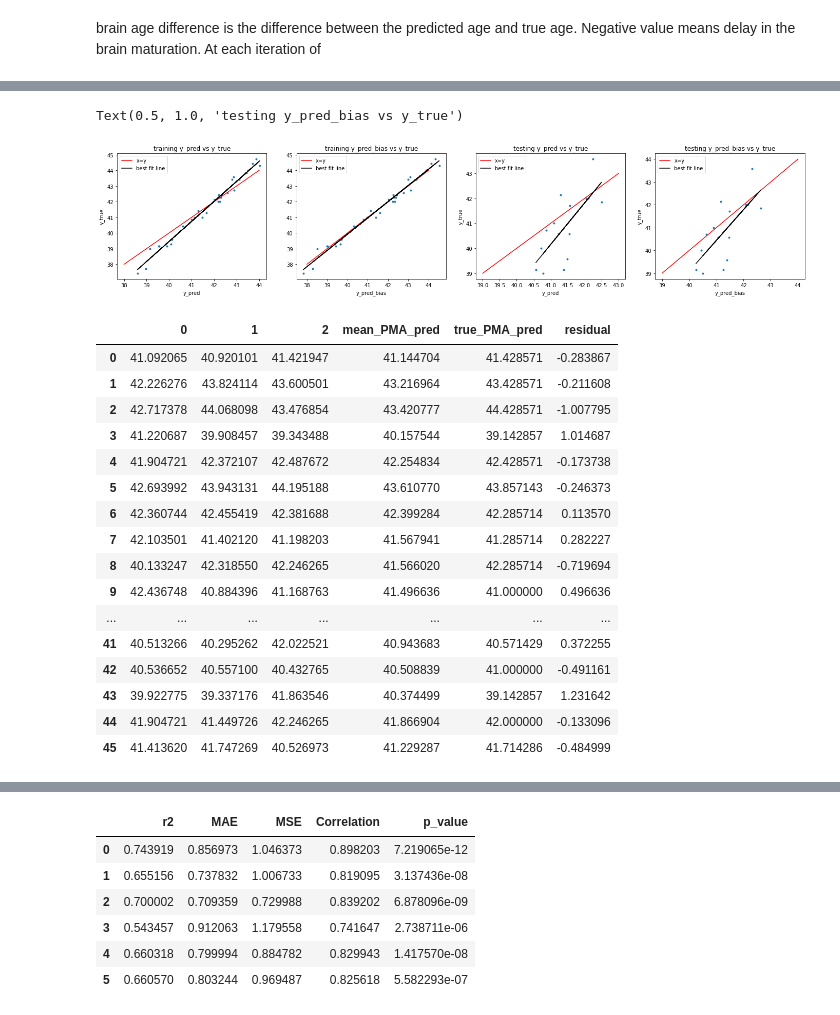
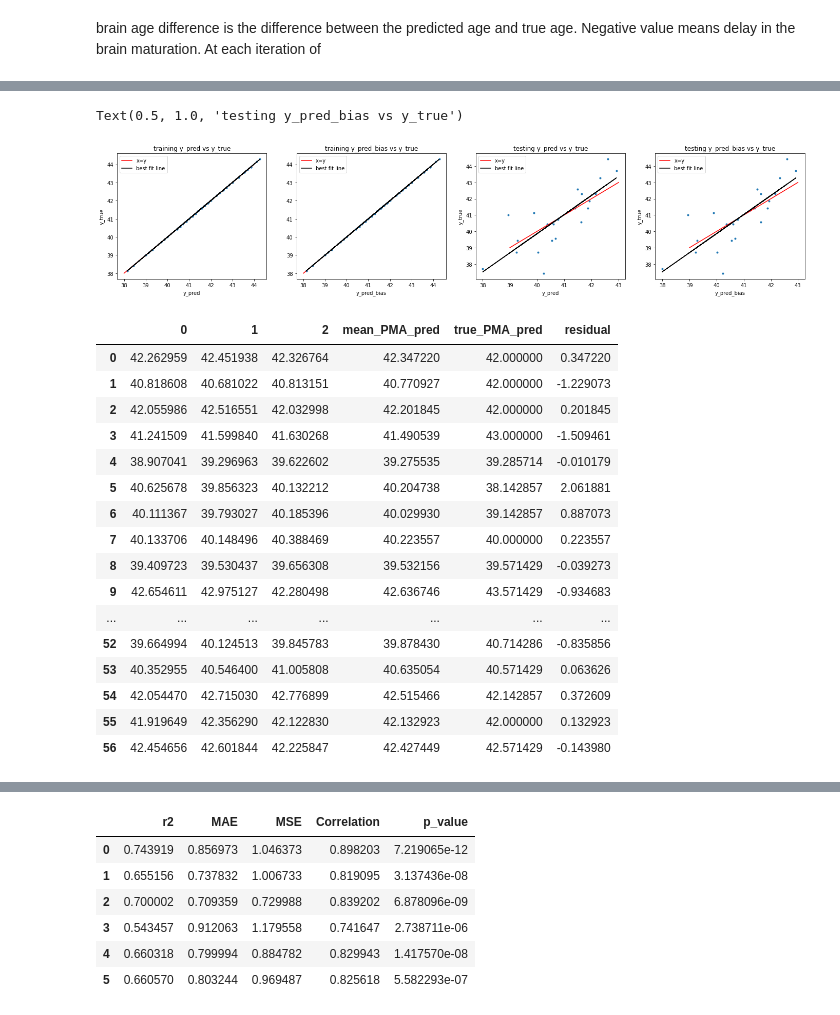
Before and after one commit to lehai-ml/schizophrenia_PRS, a Jupyter notebook: notebooks_results/dHCP/5_dHCP_model_training.ipynb, the cells around one changed output, grey strips where cells are left out. Drawn from its saved outputs; the diff is of its cells as text; code cells hidden in the pictures.

```diff
--- a/notebooks_results/dHCP/5_dHCP_model_training.ipynb
+++ b/notebooks_results/dHCP/5_dHCP_model_training.ipynb
@@ -49,2 +57,5 @@ y=np.array(european_diffusion_dataset_term_removed_zeros['PMA.at.birth'])
+# %%
+X=np.asarray(european_diffusion_dataset_term.loc[:,'PreCG.R_PreCG.L':'ITG.R_ITG.L'])
+y=np.asarray(european_diffusion_dataset_term['PMA_diff'])
 # %%
 from sklearn.ensemble import RandomForestRegressor
@@ -67,8 +79,10 @@ result={}
 y_pred_dict={}
 for i in tqdm.tqdm(range(5)):
     X_trainval,y_trainval,X_test,y_test=next(data_splitting)
-    regr=RandomForestRegressor(n_estimators=30,max_depth=250,bootstrap=True,oob_score=False)
-    pipeline=Pipeline([('scaler',MinMaxScaler()),('RFregressor',regr)])
+    #regr=RandomForestRegressor(n_estimators=30,max_depth=250,bootstrap=True,oob_score=False)
+    inner_cv=KFold(n_splits=3)
+    regr=RidgeCV(cv=inner_cv)
+    pipeline=Pipeline([('scaler',MinMaxScaler()),('regr',regr)])
     pipeline.fit(X_trainval,y_trainval)
 
     bias_coeff,bias_intercept=get_model_bias(y_trainval,pipeline.predict(X_trainval))
@@ -194,6 +208,8 @@ plt.plot(brain_age_difference['residual'],lin_reg.predict(np.asarray(brain_age_d
 # %%
-high_risk=[data_preprocessing.high_low_risk_divide(adjusted_prs_score[:,i],percentage=0.3)[1] for i in range(7,9)]
-low_risk=[data_preprocessing.high_low_risk_divide(adjusted_prs_score[:,i],percentage=0.3)[1] for i in range(7,9)]
+# high_risk=[data_preprocessing.high_low_risk_divide(adjusted_prs_score[:,i],percentage=0.3)[1] for i in range(7,9)]
+# low_risk=[data_preprocessing.high_low_risk_divide(adjusted_prs_score[:,i],percentage=0.3)[0] for i in range(7,9)]
+high_risk=data_preprocessing.high_low_risk_divide(adjusted_prs_score[:,7],percentage=0.3)[1]
+low_risk=data_preprocessing.high_low_risk_divide(adjusted_prs_score[:,7],percentage=0.3)[0]
 # %%
 for i in range(1,2):
     if i==1:
@@ -212,29 +232,34 @@ low_risk=np.asarray(list(uniq_low_risk))
 # %%
-X_total=np.array(european_diffusion_dataset_term_removed_zeros.iloc[high_risk,5:2518])
-X=np.array(european_diffusion_dataset_term_removed_zeros.iloc[low_risk,5:2518])
+X_high_risk=np.array(european_diffusion_dataset_term_reduced.iloc[high_risk,203:2716])
+X_low_risk=np.array(european_diffusion_dataset_term_reduced.iloc[low_risk,203:2716])
 
 # y_total=np.array(european_diffusion_dataset_term_removed_zeros.loc[:,'PMA.at.birth'])
-y=np.array(european_diffusion_dataset_term_removed_zeros.iloc[low_risk]['PMA.at.birth'])
-y_total=np.array(european_diffusion_dataset_term_removed_zeros.iloc[high_risk]['PMA.at.birth'])
+y_low_risk=np.array(european_diffusion_dataset_term_reduced.iloc[low_risk]['PMA_diff'])
+y_high_risk=np.array(european_diffusion_dataset_term_reduced.iloc[high_risk]['PMA_diff'])
 
-data_splitting=MLtraining.splitting_dataset_into_k_fold(X,y,k=3)
+#Train on low risk, predict brain maturation on high risk
+
+data_splitting=MLtraining.splitting_dataset_into_k_fold(X_low_risk,y_low_risk,k=3)
 result={}
 y_pred_dict={}
 for i in tqdm.tqdm(range(3)):
     X_trainval,y_trainval,X_test,y_test=next(data_splitting)
-    regr=RandomForestRegressor(n_estimators=30,max_depth=250,bootstrap=True,oob_score=False)
-    pipeline=Pipeline([('scaler',MinMaxScaler()),('RFregressor',regr)])
+    #regr=RandomForestRegressor(n_estimators=30,max_depth=250,bootstrap=True,oob_score=False)
+    # inner_cv=KFold(n_splits=3)
+    # regr=RidgeCV(cv=inner_cv)
+    regr=Ridge()
+    pipeline=Pipeline([('scaler',MinMaxScaler()),('regr',regr)])
     pipeline.fit(X_trainval,y_trainval)
 
     bias_coeff,bias_intercept=get_model_bias(y_trainval,pipeline.predict(X_trainval))
-    y_pred=pipeline.predict(X_test)
+    y_pred=pipeline.predict(X_test)#model performance on low risk
     y_pred=y_pred+y_pred*bias_coeff+bias_intercept
     result[i]=print_scores(y_pred,y_test)
 
     #use the trained model to predict the brain age (PMA at scan) for all subject
-    y_total_pred=pipeline.predict(X_total)
-    y_total_pred=y_total_pred+y_total_pred*bias_coeff+bias_intercept
-    y_pred_dict[i]=y_total_pred
+    y_high_risk_pred=pipeline.predict(X_high_risk)
+    y_high_risk_pred=y_high_risk_pred+y_high_risk_pred*bias_coeff+bias_intercept
+    y_pred_dict[i]=y_high_risk_pred
 # %%
 PMA_RF_result=pd.DataFrame(result).T
 PMA_RF_result.append(pd.DataFrame(PMA_RF_result.mean(axis=0)).T,ignore_index=True)
@@ -283,7 +308,7 @@ ax2.set_title('training y_pred_bias vs y_true')
 
 y_pred_bias=y_pred+y_pred*coef+inter
 ax4.plot(y_pred_bias,y_test,'.')
-ax4.plot([39,44],[39,44],'r-',label='x=y')
+ax4.plot([39,43],[39,43],'r-',label='x=y')
 lin_reg=LinearRegression()
 lin_reg.fit(y_pred_bias.reshape(-1,1),y_test)
 ax4.plot(y_pred_bias,lin_reg.predict(y_pred_bias.reshape(-1,1)),'k-',label='best fit line')
@@ -293,34 +318,34 @@ ax4.legend()
 ax4.set_title('testing y_pred_bias vs y_true')
 # %% [output]
 Text(0.5, 1.0, 'testing y_pred_bias vs y_true')
-[figure, old version]
+[figure, new version]
 # %%
 brain_age_difference=pd.DataFrame(y_pred_dict)
 brain_age_difference['mean_PMA_pred']=brain_age_difference.mean(axis=1)
-brain_age_difference['true_PMA_pred']=y_total
+brain_age_difference['true_PMA_pred']=y_high_risk
 brain_age_difference['residual']=brain_age_difference['mean_PMA_pred']-brain_age_difference['true_PMA_pred']
 
 brain_age_difference
 
 # brain_age_difference_corr=pd.DataFrame({'PRS_threshold':PRS_thresholds[7:9],'Correlation':[(pearsonr(brain_age_difference['residual'],adjusted_prs_score[low_risk,i]))[0] for i in range(7,9)],'p-value':[(pearsonr(brain_age_difference['residual'],adjusted_prs_score[low_risk,i]))[1] for i in range(7,9)]})
 
 # brain_age_difference_corr
 # %% [output]
 |  | 0 | 1 | 2 | mean_PMA_pred | true_PMA_pred | residual |
-| 0 | 41.092065 | 40.920101 | 41.421947 | 41.144704 | 41.428571 | -0.283867 |
-| 1 | 42.226276 | 43.824114 | 43.600501 | 43.216964 | 43.428571 | -0.211608 |
-| 2 | 42.717378 | 44.068098 | 43.476854 | 43.420777 | 44.428571 | -1.007795 |
-| 3 | 41.220687 | 39.908457 | 39.343488 | 40.157544 | 39.142857 | 1.014687 |
-| 4 | 41.904721 | 42.372107 | 42.487672 | 42.254834 | 42.428571 | -0.173738 |
-| 5 | 42.693992 | 43.943131 | 44.195188 | 43.610770 | 43.857143 | -0.246373 |
-| 6 | 42.360744 | 42.455419 | 42.381688 | 42.399284 | 42.285714 | 0.113570 |
-| 7 | 42.103501 | 41.402120 | 41.198203 | 41.567941 | 41.285714 | 0.282227 |
-| 8 | 40.133247 | 42.318550 | 42.246265 | 41.566020 | 42.285714 | -0.719694 |
-| 9 | 42.436748 | 40.884396 | 41.168763 | 41.496636 | 41.000000 | 0.496636 |
+| 0 | 42.262959 | 42.451938 | 42.326764 | 42.347220 | 42.000000 | 0.347220 |
+| 1 | 40.818608 | 40.681022 | 40.813151 | 40.770927 | 42.000000 | -1.229073 |
+| 2 | 42.055986 | 42.516551 | 42.032998 | 42.201845 | 42.000000 | 0.201845 |
+| 3 | 41.241509 | 41.599840 | 41.630268 | 41.490539 | 43.000000 | -1.509461 |
+| 4 | 38.907041 | 39.296963 | 39.622602 | 39.275535 | 39.285714 | -0.010179 |
+| 5 | 40.625678 | 39.856323 | 40.132212 | 40.204738 | 38.142857 | 2.061881 |
+| 6 | 40.111367 | 39.793027 | 40.185396 | 40.029930 | 39.142857 | 0.887073 |
+| 7 | 40.133706 | 40.148496 | 40.388469 | 40.223557 | 40.000000 | 0.223557 |
+| 8 | 39.409723 | 39.530437 | 39.656308 | 39.532156 | 39.571429 | -0.039273 |
+| 9 | 42.654611 | 42.975127 | 42.280498 | 42.636746 | 43.571429 | -0.934683 |
 | ... | ... | ... | ... | ... | ... | ... |
-| 41 | 40.513266 | 40.295262 | 42.022521 | 40.943683 | 40.571429 | 0.372255 |
-| 42 | 40.536652 | 40.557100 | 40.432765 | 40.508839 | 41.000000 | -0.491161 |
-| 43 | 39.922775 | 39.337176 | 41.863546 | 40.374499 | 39.142857 | 1.231642 |
-| 44 | 41.904721 | 41.449726 | 42.246265 | 41.866904 | 42.000000 | -0.133096 |
-| 45 | 41.413620 | 41.747269 | 40.526973 | 41.229287 | 41.714286 | -0.484999 |
+| 52 | 39.664994 | 40.124513 | 39.845783 | 39.878430 | 40.714286 | -0.835856 |
+| 53 | 40.352955 | 40.546400 | 41.005808 | 40.635054 | 40.571429 | 0.063626 |
+| 54 | 42.054470 | 42.715030 | 42.776899 | 42.515466 | 42.142857 | 0.372609 |
+| 55 | 41.919649 | 42.356290 | 42.122830 | 42.132923 | 42.000000 | 0.132923 |
+| 56 | 42.454656 | 42.601844 | 42.225847 | 42.427449 | 42.571429 | -0.143980 |
 # %%
```
Also changed, not shown: parts of 18 cells of this notebook, 12 other files.
